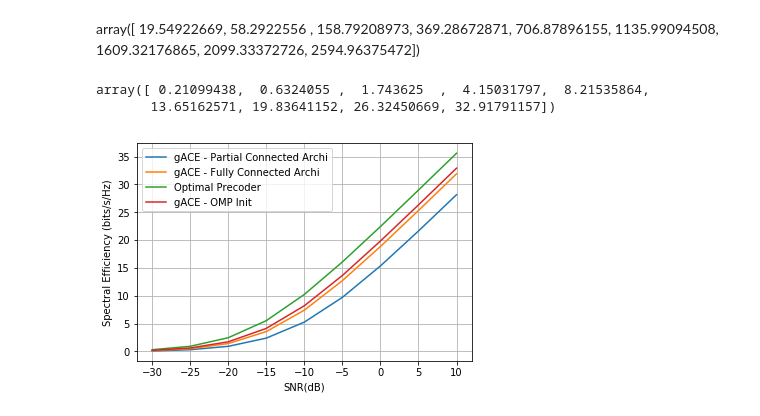
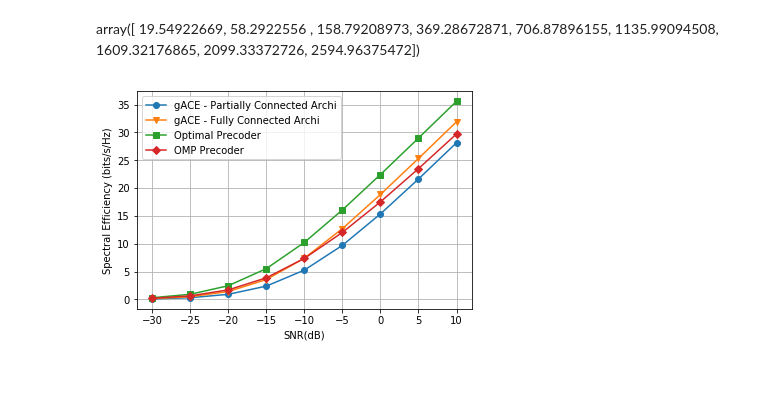
Before and after one commit to dienhoa/Cross-Entropy-Beamforming, a Jupyter notebook: cross entropy beamforming-partial connected.ipynb, the cells around one changed output. Saved outputs shown, nothing was run; the diff lists cells and outputs as text; code cells hidden in the pictures; blank space fills up the shorter version.

Commit message:
hard code the data rate

```diff
--- a/cross entropy beamforming-partial connected.ipynb
+++ b/cross entropy beamforming-partial connected.ipynb
@@ -567,10 +529,7 @@ array([  19.54922669,   58.2922556 ,  158.79208973,  369.28672871,
 # %%
 SNR_dB
 # %%
-sum_rate_CE_OMP/5
+sum_rate_CE_OMP
-# %% [output]
-array([ 0.21099438,  0.6324055 ,  1.743625  ,  4.15031797,  8.21535864,
-       13.65162571, 19.83641152, 26.32450669, 32.91791157])
 # %%
 OMP = np.array([ 0.22317937,  0.65307923,  1.7242831 ,  3.89130729,  7.38210255,
        12.0446525 , 17.52735967, 23.49692577, 29.73026376])
@@ -587,18 +549,18 @@ sum_digital_rate = np.array([  1.59151382,   4.67524429,  12.36836586,  27.68981
 # %%
-plt.plot(SNR_dB, sum_rate_CE_PC/5, label='gACE - Partial Connected Archi')
-plt.plot(SNR_dB, sum_rate_CE_FC/2, label='gACE - Fully Connected Archi')
-plt.plot(SNR_dB, sum_digital_rate/5, label='Optimal Precoder')
-plt.plot(SNR_dB, sum_rate_CE_OMP/5, label='gACE - OMP Init')
-# plt.plot(SNR_dB, OMP, label='OMP Precoder')
+plt.plot(SNR_dB, sum_rate_CE_PC/5, marker='o', label='gACE - Partially Connected Archi')
+plt.plot(SNR_dB, sum_rate_CE_FC/2, marker='v',label='gACE - Fully Connected Archi')
+plt.plot(SNR_dB, sum_digital_rate/5,marker='s', label='Optimal Precoder')
+# plt.plot(SNR_dB, sum_rate_CE_OMP/5,marker='p', label='gACE - OMP Init')
+plt.plot(SNR_dB, OMP,marker='D', label='OMP Precoder')
 # plt.plot(SNR_dB, quan_OMP, label='quan_OMP')
 # plt.plot(SNR_dB, (sum_rate_CE_FC-sum_rate_CE_PC)/5, label='FC')
 plt.legend(loc='upper left')
 plt.xlabel('SNR(dB)')
 plt.ylabel('Spectral Efficiency (bits/s/Hz)')
 plt.grid()
 plt.show()
 # %% [output]
-[figure, old version]
+[figure, new version]
 # %%
 model['Wopt'] = mat['Wopt']
 model['Fopt'] = mat['Fopt']
```
Also changed, not shown: parts of 5 cells of this notebook.
